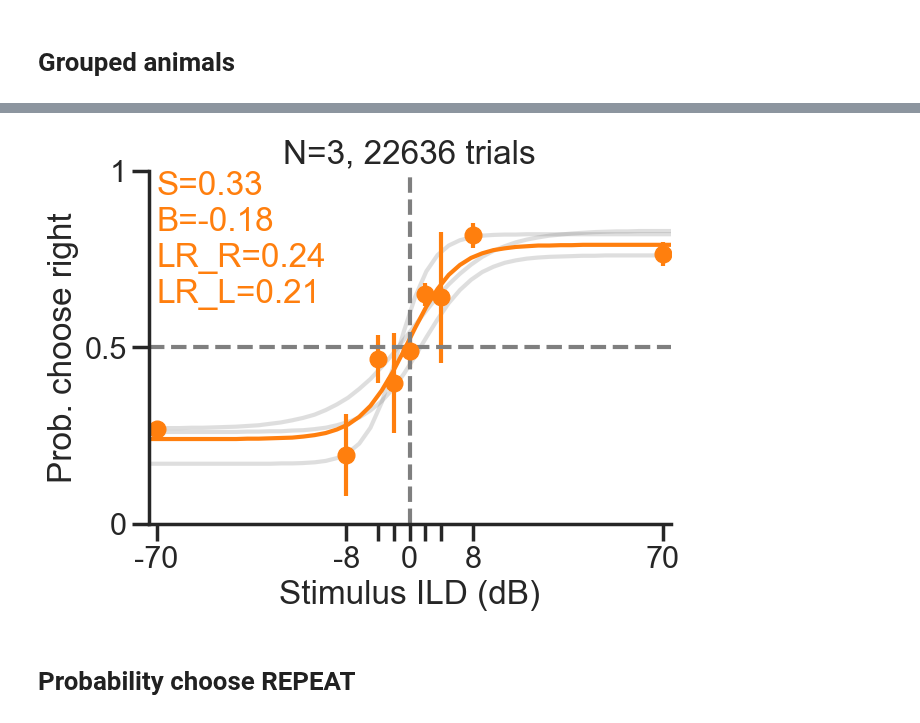
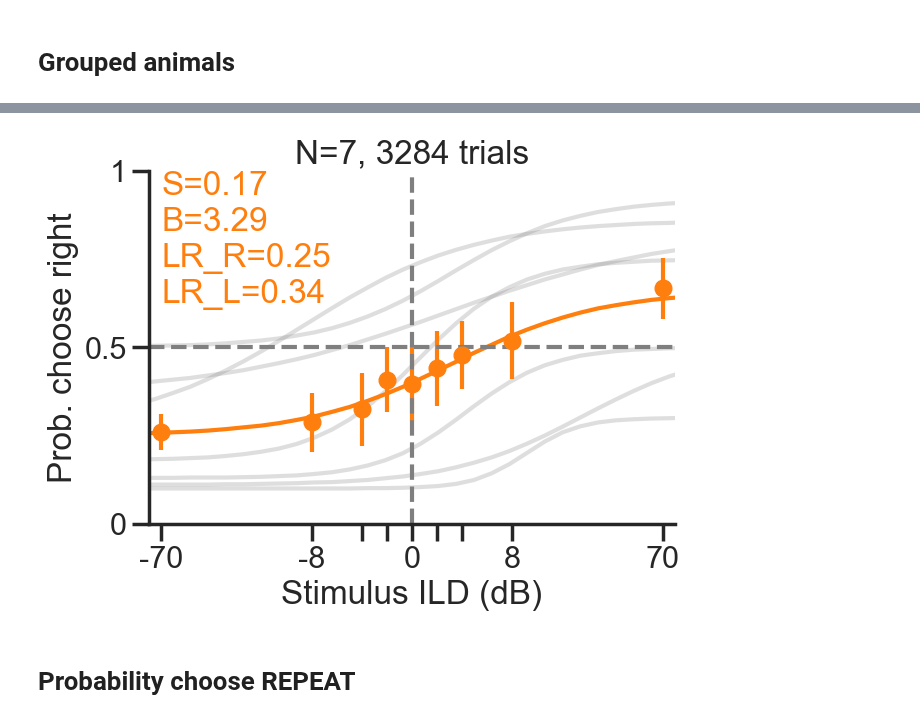
Before and after one commit to 3leni0n/PycharmProjects, a Jupyter notebook: psychometric_curves/notebook.ipynb, the cells around one changed output, grey strips where cells are left out. Saved outputs shown, nothing was run; the diff lists cells and outputs as text; code cells hidden in the pictures.

Commit message:
Comparing PCs across rest/saline/drug

```diff
--- a/psychometric_curves/notebook.ipynb
+++ b/psychometric_curves/notebook.ipynb
@@ -7,6 +7,9 @@ update_glued_sessions(protocol='stage_training_v6', experiment='2AFC_6')
 # %%
 # Set the experiment (batch)
 experiment = '2AFC_6'
+# %%
+# Choose drug condition
+drug = 1  # np.nan = rest, 0 = saline, 1 = drug (MK-801)
 # %% [markdown]
 # Probability choose RIGHT
 # %%
@@ -27,5 +21,5 @@ plot_pcs took 0.43 seconds to run
 # %% [markdown]
 # Grouped animals
 # %%
-psych_curve = plot_pc_across_animals(experiment='2AFC_6', animals=['014', '015', '016', '017'], save=False, kind=kind, format='png', transparent=False)
+psych_curve = plot_pc_across_animals(experiment='2AFC_6', animals=['014', '016', '017', '020', '021', '022', '023', '024', '025'], save=False, kind=kind, drug=drug, format='png', transparent=False)
 # %% [output]
@@ -34,4 +29,4 @@ plot_pc_across_animals took 0.33 seconds to run
-[figure, old version]
+[figure, new version]
 # %% [markdown]
 # Probability choose REPEAT
 # %%
```
Also changed, not shown: parts of 5 cells of this notebook, 26 other files.
